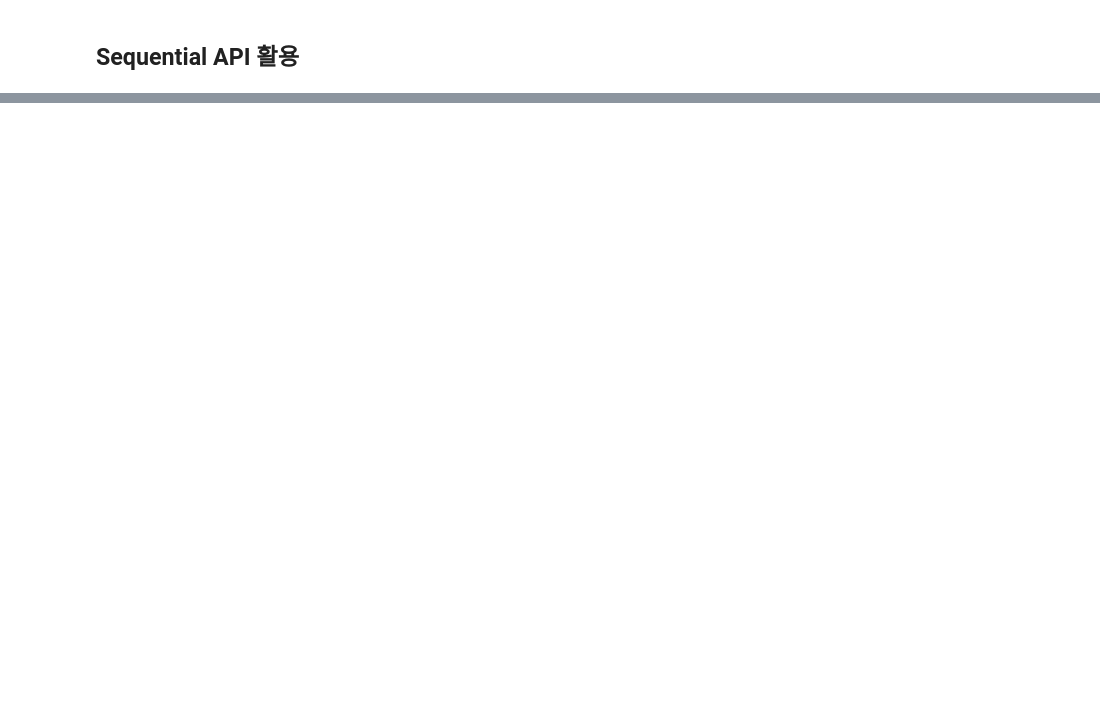
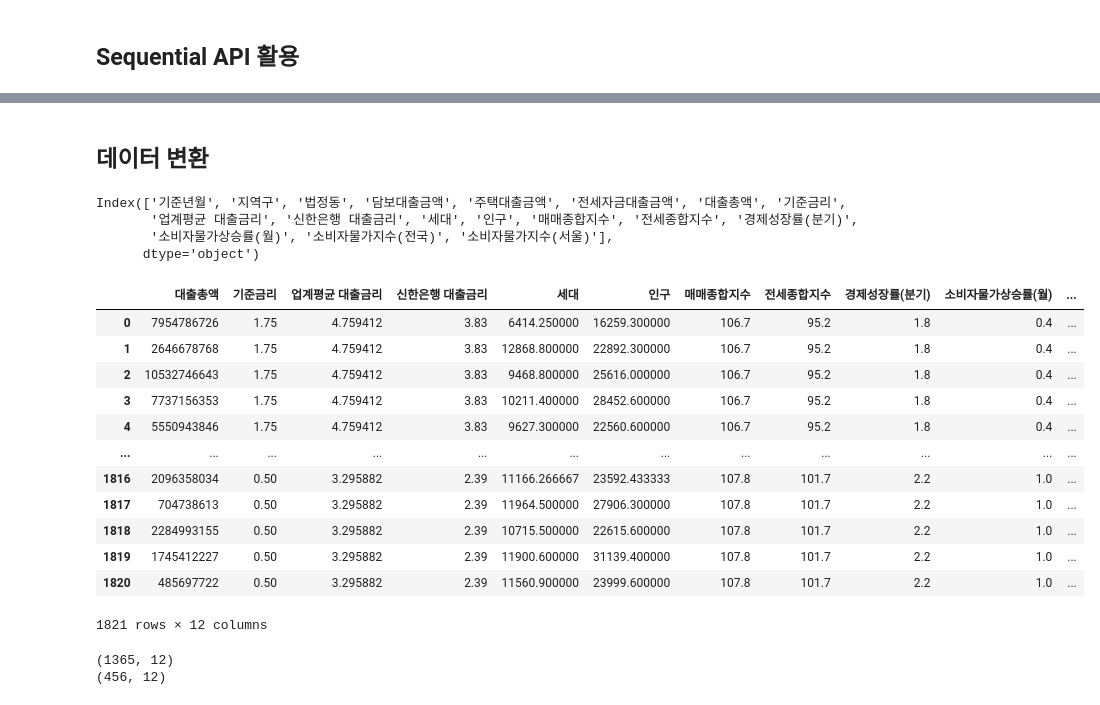
Before and after one commit to jun3599/finacial_-analysis, a Jupyter notebook: A_prototype_of_a_loan_demand_prediction_model.ipynb, the cells around one changed output, grey strips where cells are left out. Drawn from its saved outputs; the diff is of its cells as text; code cells hidden in the pictures; blank space fills up the shorter version.

```diff
--- a/A_prototype_of_a_loan_demand_prediction_model.ipynb
+++ b/A_prototype_of_a_loan_demand_prediction_model.ipynb
@@ -791,0 +776,2 @@ loss : 0.009150239638984203
+# %%
+추가 = pd.read_excel('C:/Users/wnsgn/Desktop/금융분석기타데이터/성장.xlsx')
@@ -791,0 +803,4 @@ loss : 0.009150239638984203
+# %%
+추가['기준년월']= pd.to_datetime(추가['기준년월'], format='%Y%m')
+# %%
+new = pd.merge(data_set, 추가, left_on='기준년월', right_on='기준년월', how = 'inner')
@@ -791,0 +846,29 @@ loss : 0.009150239638984203
+# %% [markdown]
+## 데이터 변환
+# %%
+new.columns
+# %% [output]
+Index(['기준년월', '지역구', '법정동', '담보대출금액', '주택대출금액', '전세자금대출금액', '대출총액', '기준금리',
+       '업계평균 대출금리', '신한은행 대출금리', '세대', '인구', '매매종합지수', '전세종합지수', '경제성장률(분기)',
+       '소비자물가상승률(월)', '소비자물가지수(전국)', '소비자물가지수(서울)'],
+      dtype='object')
+# %%
+data = new[['대출총액', '기준금리',
+       '업계평균 대출금리', '신한은행 대출금리', '세대', '인구', '매매종합지수', '전세종합지수', '경제성장률(분기)',
+       '소비자물가상승률(월)', '소비자물가지수(전국)', '소비자물가지수(서울)']]
+# %%
+data
+# %% [output]
+|  | 대출총액 | 기준금리 | 업계평균 대출금리 | 신한은행 대출금리 | 세대 | 인구 | 매매종합지수 | 전세종합지수 | 경제성장률(분기) | 소비자물가상승률(월) | ... |
+| 0 | 7954786726 | 1.75 | 4.759412 | 3.83 | 6414.250000 | 16259.300000 | 106.7 | 95.2 | 1.8 | 0.4 | ... |
+| 1 | 2646678768 | 1.75 | 4.759412 | 3.83 | 12868.800000 | 22892.300000 | 106.7 | 95.2 | 1.8 | 0.4 | ... |
+| 2 | 10532746643 | 1.75 | 4.759412 | 3.83 | 9468.800000 | 25616.000000 | 106.7 | 95.2 | 1.8 | 0.4 | ... |
+| 3 | 7737156353 | 1.75 | 4.759412 | 3.83 | 10211.400000 | 28452.600000 | 106.7 | 95.2 | 1.8 | 0.4 | ... |
+| 4 | 5550943846 | 1.75 | 4.759412 | 3.83 | 9627.300000 | 22560.600000 | 106.7 | 95.2 | 1.8 | 0.4 | ... |
+| ... | ... | ... | ... | ... | ... | ... | ... | ... | ... | ... | ... |
+| 1816 | 2096358034 | 0.50 | 3.295882 | 2.39 | 11166.266667 | 23592.433333 | 107.8 | 101.7 | 2.2 | 1.0 | ... |
+| 1817 | 704738613 | 0.50 | 3.295882 | 2.39 | 11964.500000 | 27906.300000 | 107.8 | 101.7 | 2.2 | 1.0 | ... |
+| 1818 | 2284993155 | 0.50 | 3.295882 | 2.39 | 10715.500000 | 22615.600000 | 107.8 | 101.7 | 2.2 | 1.0 | ... |
+| 1819 | 1745412227 | 0.50 | 3.295882 | 2.39 | 11900.600000 | 31139.400000 | 107.8 | 101.7 | 2.2 | 1.0 | ... |
+| 1820 | 485697722 | 0.50 | 3.295882 | 2.39 | 11560.900000 | 23999.600000 | 107.8 | 101.7 | 2.2 | 1.0 | ... |
+1821 rows × 12 columns
@@ -791,0 +882,6 @@ loss : 0.009150239638984203
+# %%
+print(train_data.shape)
+print(test_data.shape)
+# %% [output]
+(1365, 12)
+(456, 12)
```
Also changed, not shown: parts of 78 cells of this notebook, 1 other file.
